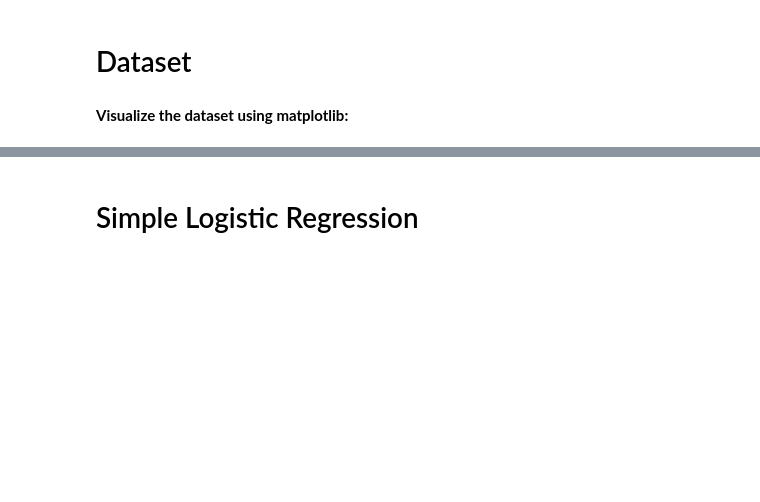
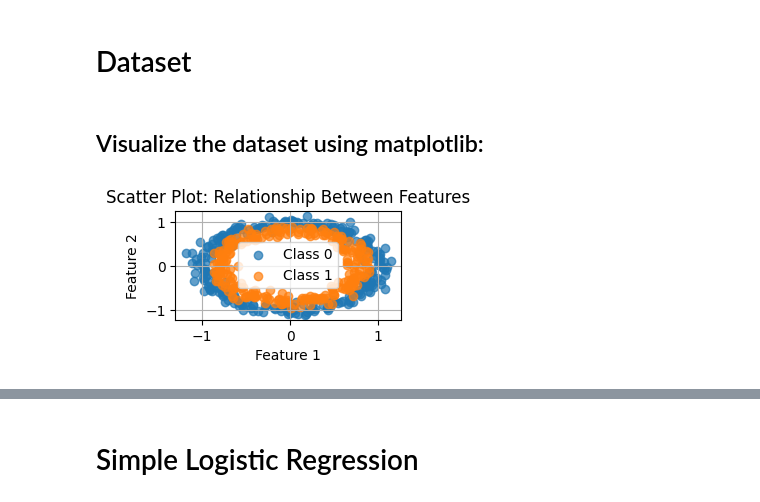
Before and after one commit to arbelkatzir/TAU, a Jupyter notebook: DL/HW1/HW new.ipynb, the cells around one changed output, grey strips where cells are left out. Saved outputs shown, nothing was run; the diff lists cells and outputs as text; code cells hidden in the pictures; blank space fills up the shorter version.

```diff
--- a/DL/HW1/HW new.ipynb
+++ b/DL/HW1/HW new.ipynb
@@ -57,2 +65,2 @@ x_train, x_test, y_train, y_test = train_test_split(x, y, test_size=0.3)
 # %% [markdown]
-**Visualize the dataset using matplotlib:**
+## Visualize the dataset using matplotlib:
@@ -60,0 +67,12 @@ x_train, x_test, y_train, y_test = train_test_split(x, y, test_size=0.3)
+# %%
+# 1. Scatter Plot
+plt.subplot(3, 2, 1)
+plt.scatter(x[y == 0, 0], x[y == 0, 1], label="Class 0", alpha=0.7)
+plt.scatter(x[y == 1, 0], x[y == 1, 1], label="Class 1", alpha=0.7)
+plt.title("Scatter Plot: Relationship Between Features")
+plt.xlabel("Feature 1")
+plt.ylabel("Feature 2")
+plt.legend()
+plt.grid(True)
+# %% [output]
+[figure, added]
```
Also changed, not shown: parts of 22 cells of this notebook.
